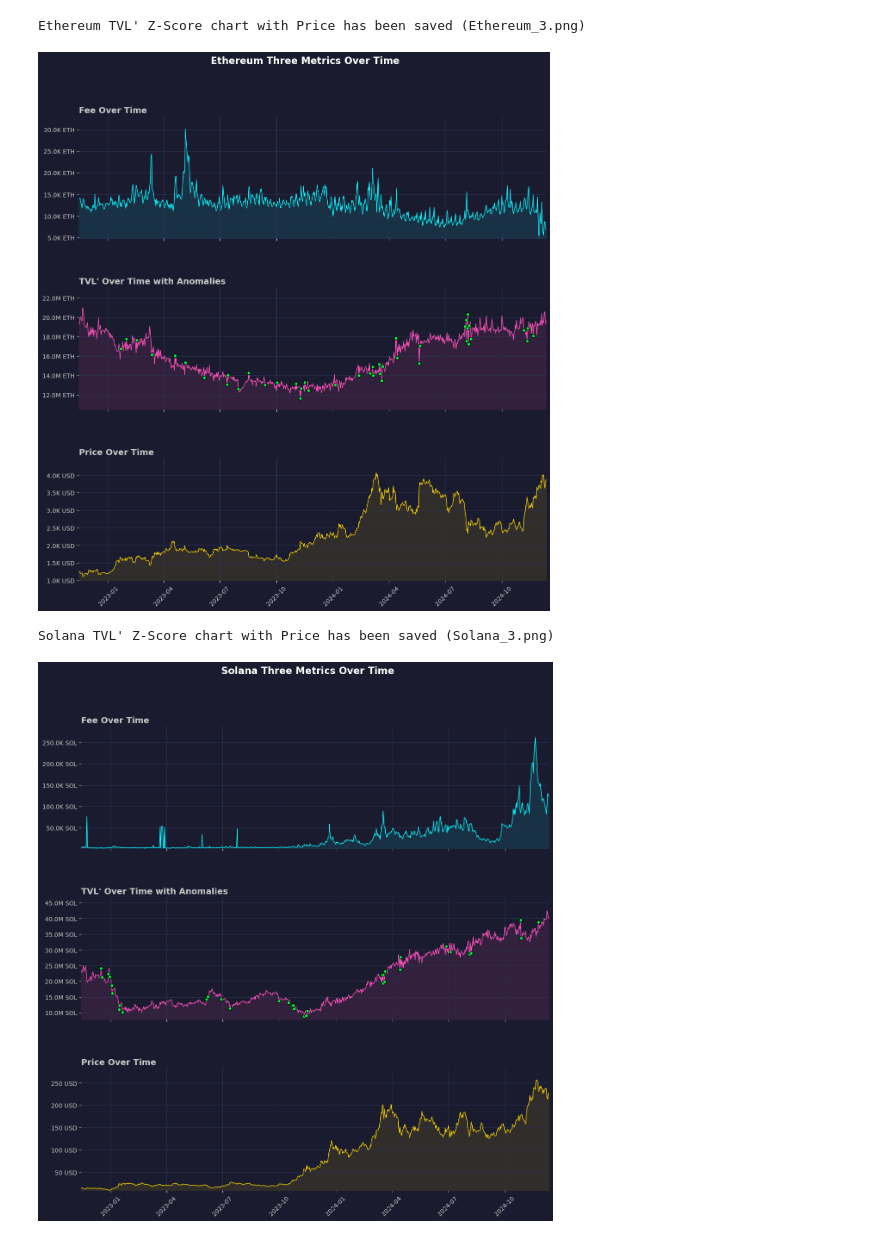
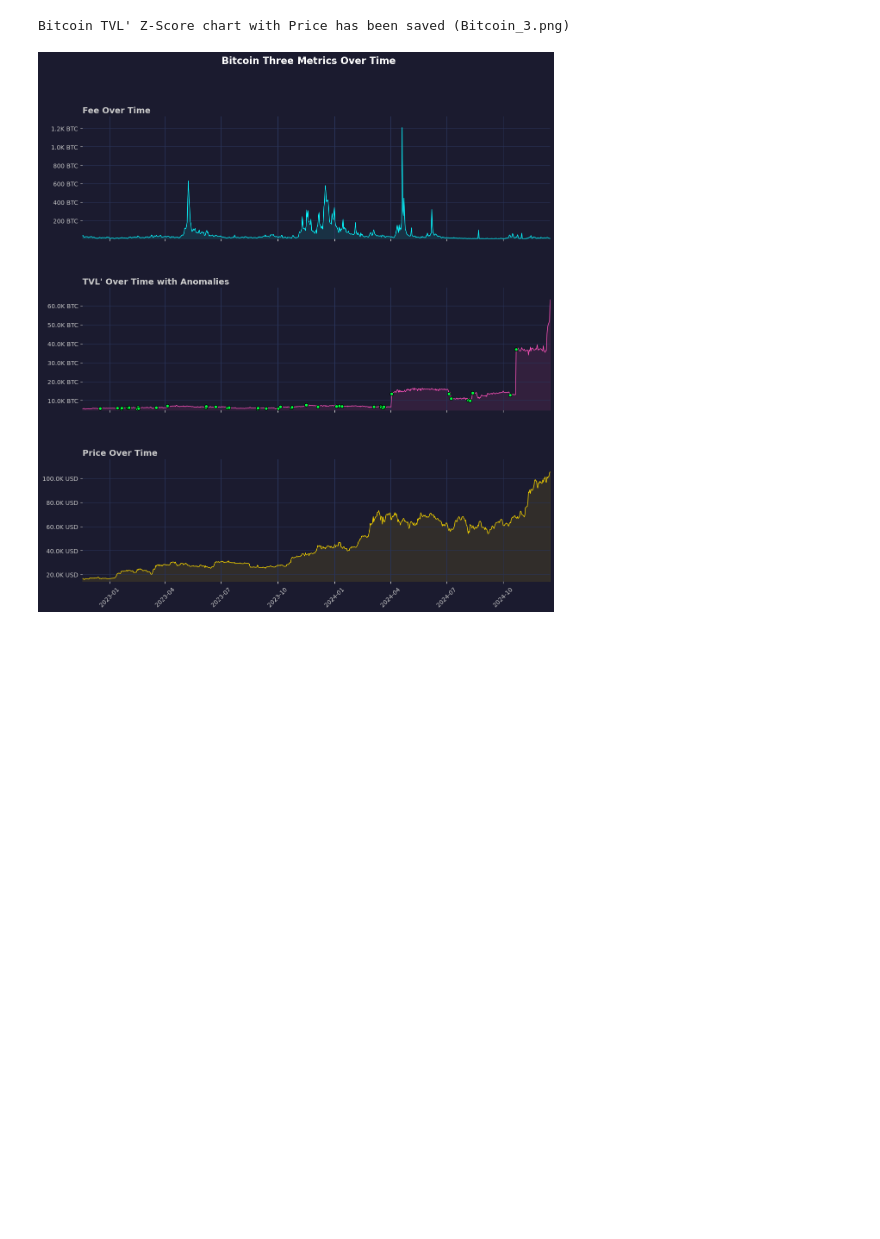
Before and after one commit to Cacidy/Project, a Jupyter notebook: stable/plot_eth.ipynb, the cells around one changed output. Saved outputs shown, nothing was run; the diff lists cells and outputs as text; code cells hidden in the pictures; blank space fills up the shorter version.

```diff
--- a/stable/plot_eth.ipynb
+++ b/stable/plot_eth.ipynb
@@ -155,38 +155,37 @@ for subfolder in subfolders:
     folder_path = os.path.join(data_folder, subfolder)
     if os.path.exists(folder_path):
         csv_files = sorted([f for f in os.listdir(folder_path) if f.endswith('.csv')])
 
         data_dict[subfolder] = {}
         data_dict_all[subfolder] = {}
 
         for csv_file in csv_files:
             chain_name = csv_file.split('_')[1]
 
             csv_path = os.path.join(folder_path, csv_file)
             df = pd.read_csv(csv_path)
 
             df.columns = ['date', 'value'] if subfolder == 'fee' else ['date', subfolder]
             df.rename(columns={subfolder: 'value'}, inplace=True)
             df['date'] = pd.to_datetime(df['date'])
 
             data_dict[subfolder][chain_name] = df.tail(365*2)
             data_dict_all[subfolder][chain_name] = df
 
 
 
 
 # for name in name_list['name']:
 #     if name == 'Base':
 #         continue
 #     plot_three_metrics_all(data_dict_all, chain_name=name)
 
-plot_three_metrics_all(data_dict_all, chain_name='Ethereum', window_size=60, threshold=2)
-plot_three_metrics_all(data_dict_all, chain_name='Solana', window_size=60, threshold=2)
+plot_three_metrics_all(data_dict_all, chain_name='Bitcoin', window_size=60, threshold=2)
+# plot_three_metrics_all(data_dict_all, chain_name='Solana', window_size=60, threshold=2)
 
-plot_metric_chart(data_dict_all, 'Ethereum', 'fee')
-plot_metric_chart(data_dict_all, 'Solana', 'fee')
+
+# plot_metric_chart(data_dict_all, 'Bitcoin', 'price')
+# plot_metric_chart(data_dict_all, 'Solana', 'fee')
 # %% [output]
-Ethereum TVL' Z-Score chart with Price has been saved (Ethereum_3.png)
+Bitcoin TVL' Z-Score chart with Price has been saved (Bitcoin_3.png)
-[figure, old version]
+[figure, new version]
-Solana TVL' Z-Score chart with Price has been saved (Solana_3.png)
-[figure, removed]
```
Also changed, not shown: parts of 1 cell of this notebook, 49 other files.
